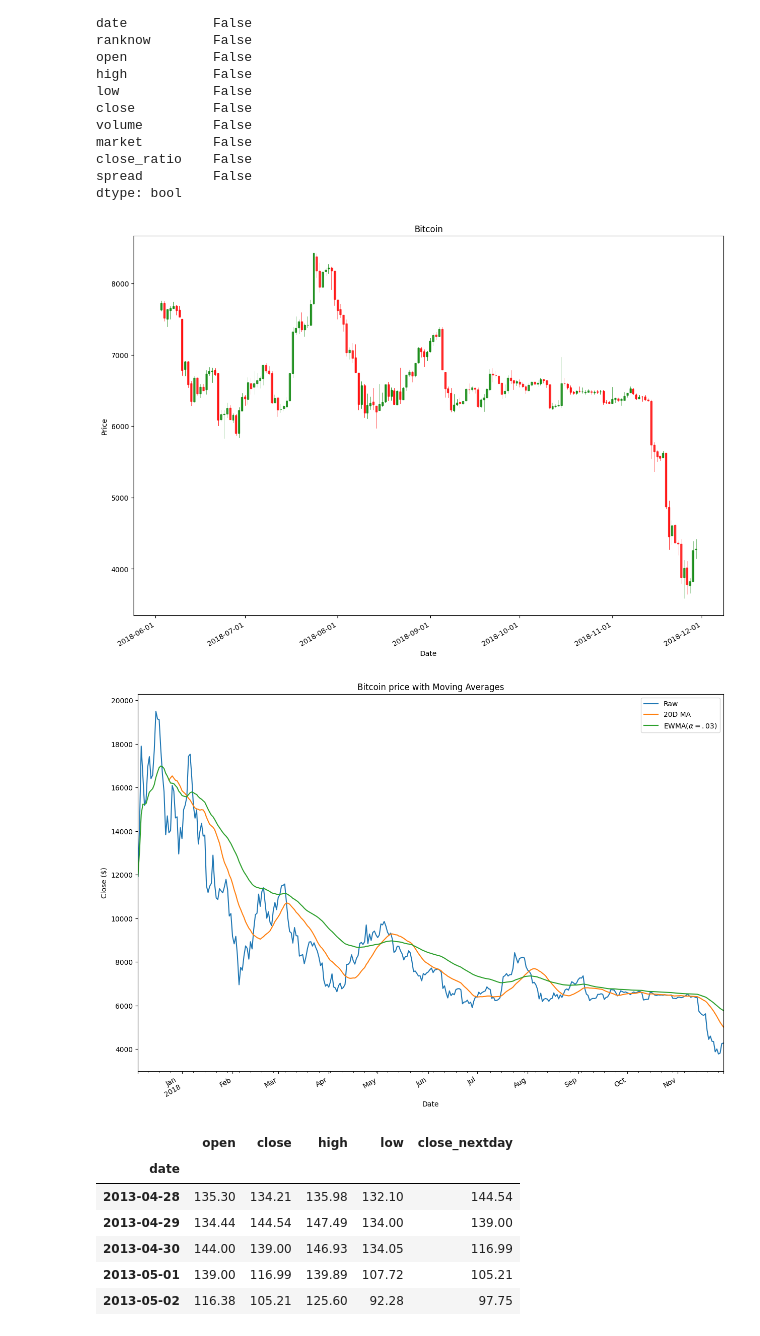
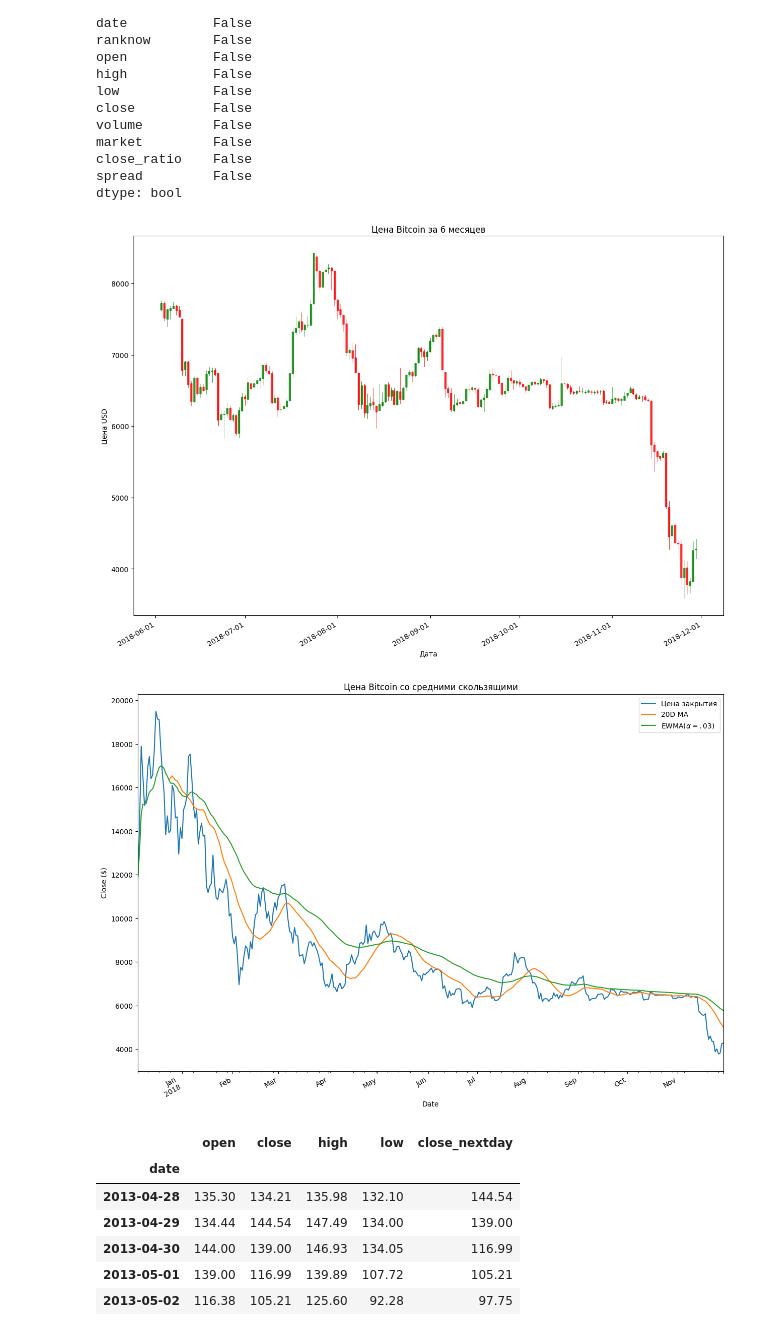
Before and after one commit to Cospero/Kursovaya-, a Jupyter notebook: Kursovaya_Kobrin.ipynb, the cells around one changed output. Cells and saved outputs as stored; diff of their text form; code cells hidden in the pictures.

```diff
--- a/Kursovaya_Kobrin.ipynb
+++ b/Kursovaya_Kobrin.ipynb
@@ -98,40 +116,40 @@ filtred_df['date'] = pd.to_datetime(filtred_df['date'], format='%Y-%m-%d')
 # %%
 months=6
 
 btc_price_df = filtred_df[(filtred_df['date'] > (max(filtred_df['date']) - timedelta(days=30*months)))]
 OHLCfiltered_df = btc_price_df[['date','open','high','low','close']]
 OHLCfiltered_df['date'] = mdates.date2num(OHLCfiltered_df['date'].dt.date)
 
 f,ax=plt.subplots(figsize=(15,11))
 ax.xaxis_date()
 candlestick_ohlc(ax, OHLCfiltered_df.values, width=0.5, colorup='g', colordown='r',alpha=0.75)
 
-plt.xlabel("Date")
+plt.xlabel("Дата")
 ax.xaxis.set_major_formatter(mdates.DateFormatter('%Y-%m-%d'))
 plt.gcf().autofmt_xdate()
-plt.title("Bitcoin")
-plt.ylabel("Price")
+plt.title("Цена Bitcoin за 6 месяцев")
+plt.ylabel("Цена USD")
 plt.show()
 # %% [output]
-[figure, old version]
+[figure, new version]
 # %%
 btc_priceMA_df = filtred_df[(filtred_df['date'] > (max(filtred_df['date']) - timedelta(days=30*12)))]
 
 btc_priceMA_df.set_index('date', inplace=True)
 
 f, ax = plt.subplots(figsize=(15,11))
-btc_priceMA_df.close.plot(label='Raw', ax=ax)
+btc_priceMA_df.close.plot(label='Цена закрытия', ax=ax)
 btc_priceMA_df.close.rolling(20).mean().plot(label='20D MA', ax=ax)
 btc_priceMA_df.close.ewm(alpha=0.03).mean().plot(label='EWMA($\\alpha=.03$)', ax=ax)
 
-plt.title("Bitcoin price with Moving Averages")
+plt.title("Цена Bitcoin со средними скользящими")
 plt.legend()
 plt.xlabel("Date")
 plt.gcf().autofmt_xdate()
 plt.ylabel("Close ($)")
 plt.show()
 # %% [output]
-[figure, old version]
+[figure, new version]
 # %%
 def Datapreperation():
     bitcoin_df = pd.DataFrame(filtred_df.loc[filtred_df.name =="Bitcoin", ["date", "open", "close", "high", "low"]]).set_index("date")
```
Also changed, not shown: parts of 9 cells of this notebook.
